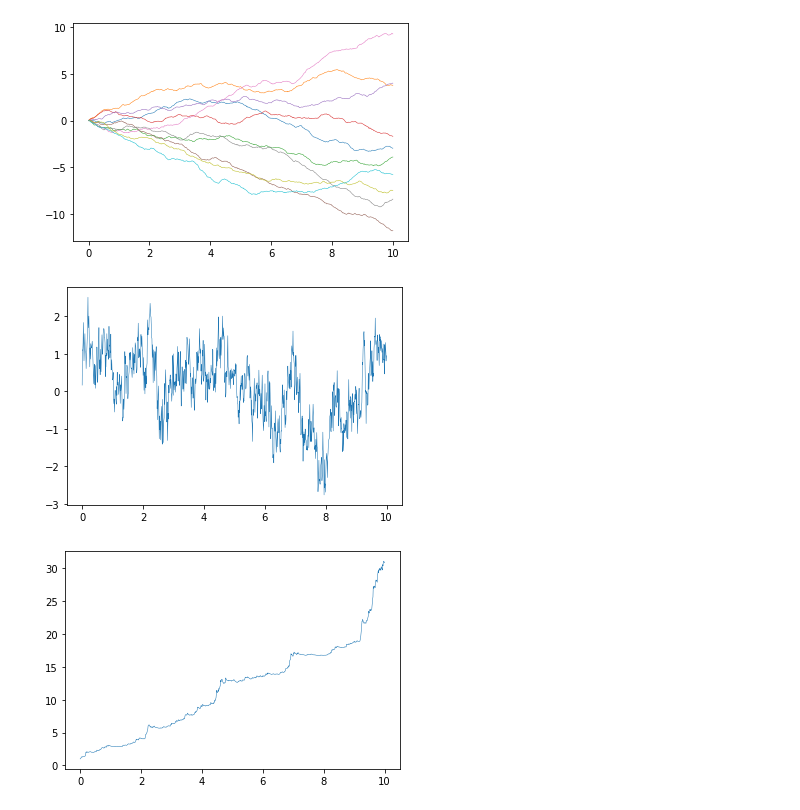
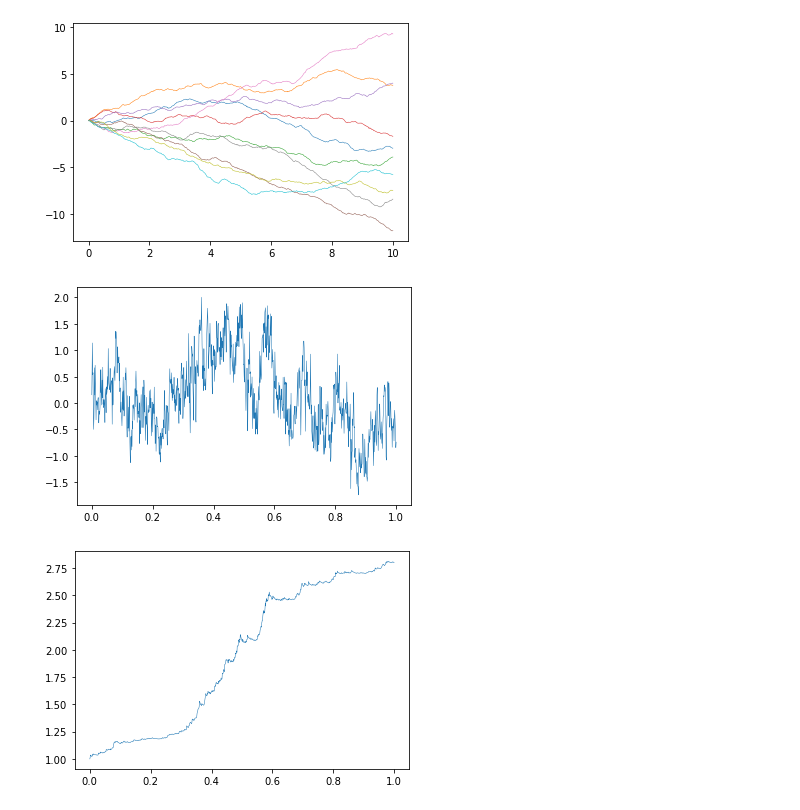
Before and after one commit to zzzyq1222/fBm, a Jupyter notebook: FractionalBrownianMotion/fBm_and_rBergomi_model.ipynb, the cells around one changed output. Saved outputs shown, nothing was run; the diff lists cells and outputs as text; code cells hidden in the pictures.

Commit message:
change timespan

```diff
--- a/FractionalBrownianMotion/fBm_and_rBergomi_model.ipynb
+++ b/FractionalBrownianMotion/fBm_and_rBergomi_model.ipynb
@@ -69,17 +69,17 @@ utils.draw_n_paths(paths, timespan, interval, nfBm)
 # %%
 """
 Using rough Bergomi model to approximate the stock price:
 1. Simulate the Volterra process X
 """
 import rough_Bergomi_model as rBm
 
-timespan = 10
-interval = 0.01
+timespan = 1
+interval = 0.001
 X, Wt = rBm.volterra_process(timespan, interval)
 # visualize the Volterra process
 utils.draw_n_paths(1, timespan, interval, [X])
 # %% [output]
-[figure, old version]
+[figure, new version]
 # %%
 """
 2. Simulate the stock price
@@ -87,4 +87,4 @@ utils.draw_n_paths(1, timespan, interval, [X])
 logS, S = rBm.simulate_rBergomi_model(X, Wt, timespan, interval)
 utils.draw_n_paths(1, timespan, interval, [S])
 # %% [output]
-[figure, old version]
+[figure, new version]
```
